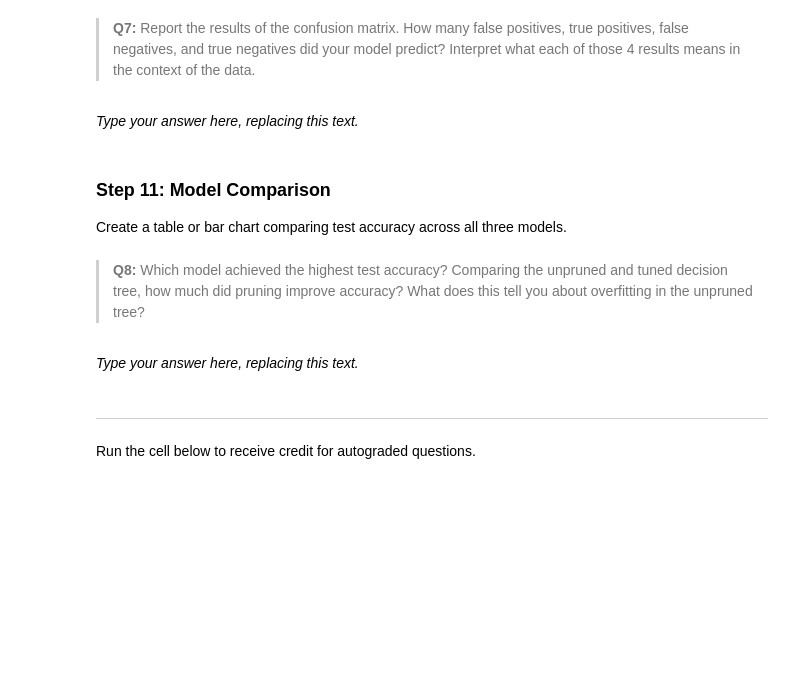
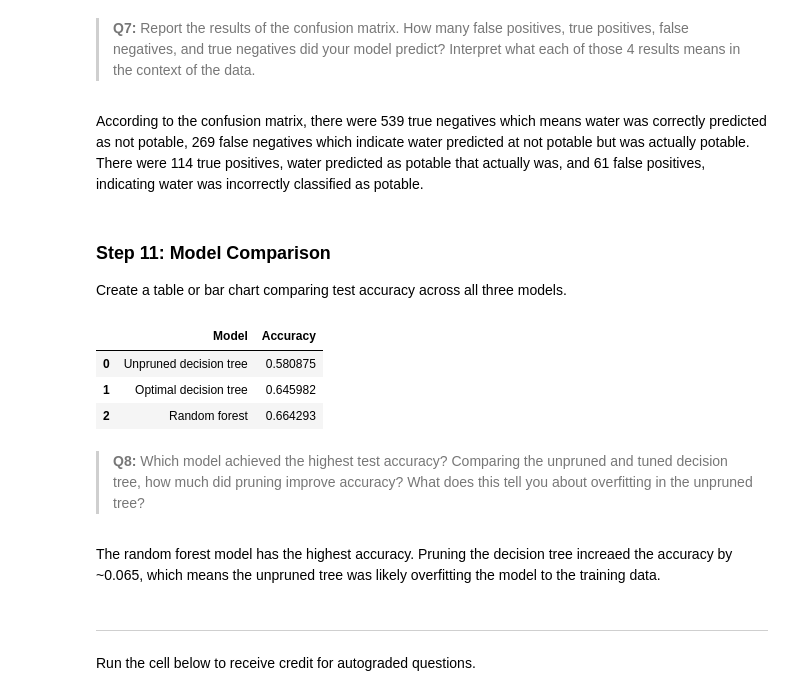
Before and after one commit to kylienewcomer/eds232-assignment-3, a Jupyter notebook: task2/hw3-task2.ipynb, the cells around one changed output. Cells and saved outputs as stored; diff of their text form; code cells hidden in the pictures; blank space fills up the shorter version.

```diff
--- a/task2/hw3-task2.ipynb
+++ b/task2/hw3-task2.ipynb
@@ -274,7 +333,7 @@ Create a confusion matrix for the random forest model using `ConfusionMatrixDisp
 
 > **Q7:** Report the results of the confusion matrix. How many false positives, true positives, false negatives, and true negatives did your model predict? Interpret what each of those 4 results means in the context of the data.
 # %% [markdown]
-_Type your answer here, replacing this text._
+According to the confusion matrix, there were 539 true negatives which means water was correctly predicted as not potable, 269 false negatives which indicate water predicted at not potable but was actually potable. There were 114 true positives, water predicted as potable that actually was, and 61 false positives, indicating water was incorrectly classified as potable.
 # %% [markdown]
 <!-- END QUESTION -->
 
@@ -283,10 +342,22 @@ _Type your answer here, replacing this text._
 ### Step 11: Model Comparison
 
 Create a table or bar chart comparing test accuracy across all three models.
+# %%
+summary_df = pd.DataFrame({
+    'Model': ['Unpruned decision tree', 'Tuned decision tree', 'Random forest'],
+    'Accuracy': [dt_unpruned_acc_test, acc_dt, acc_rf]
+})
+
+summary_df
+# %% [output]
+|  | Model | Accuracy |
+| 0 | Unpruned decision tree | 0.580875 |
+| 1 | Optimal decision tree | 0.645982 |
+| 2 | Random forest | 0.664293 |
 # %% [markdown]
 > **Q8:** Which model achieved the highest test accuracy? Comparing the unpruned and tuned decision tree, how much did pruning improve accuracy? What does this tell you about overfitting in the unpruned tree?
 # %% [markdown]
-_Type your answer here, replacing this text._
+The random forest model has the highest accuracy. Pruning the decision tree increaed the accuracy by ~0.065, which means the unpruned tree was likely overfitting the model to the training data.
 # %% [markdown]
 ---
 
```
Also changed, not shown: parts of 9 cells of this notebook.
